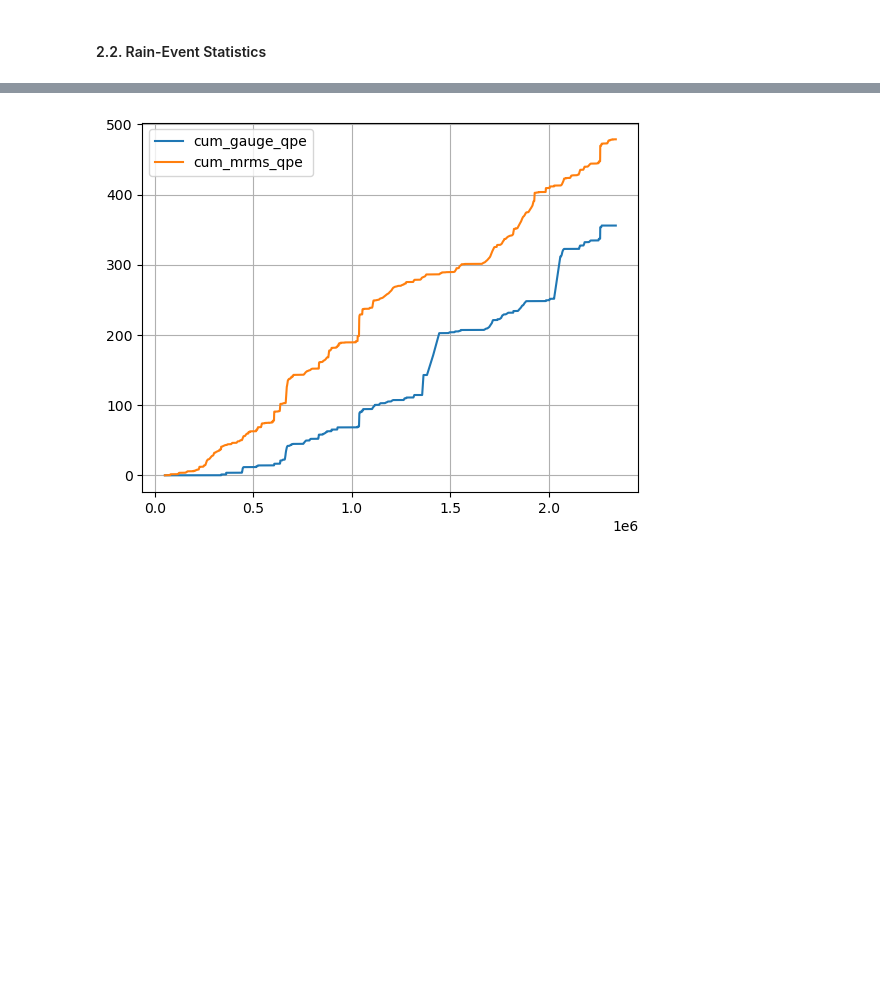
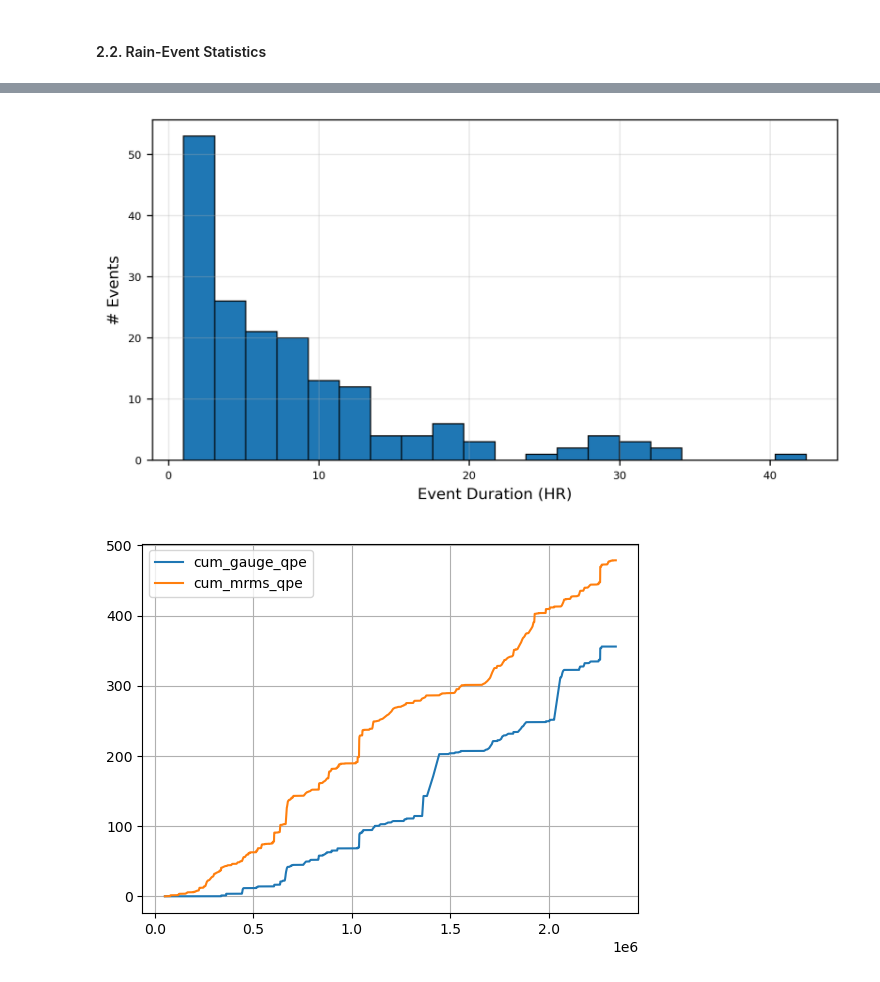
Before and after one commit to leharris3/ccrfcd-gauge-grids, a Jupyter notebook: notebooks/analysis.ipynb, the cells around one changed output, grey strips where cells are left out. Drawn from its saved outputs; the diff is of its cells as text; code cells hidden in the pictures; blank space fills up the shorter version.

```diff
--- a/notebooks/analysis.ipynb
+++ b/notebooks/analysis.ipynb
@@ -220,3 +222,22 @@ plt.show()
+# %%
+# a bit of a hack to grab the duration of each event
+durations = grouped_df.groupby('event_id').count()['mrms_qpe']
+
+# 2 min. buckets -> hrs
+hr_durations = durations * (1/30)
+
+fig, ax = plt.subplots(figsize=(8, 4), dpi=300)
+
+ax.hist(hr_durations, edgecolor='black', linewidth=0.75, bins=20)
+ax.grid(alpha=0.3)
+
+plt.xlabel("Event Duration (HR)")
+plt.xticks(fontsize=7)
+plt.ylabel("# Events")
+plt.yticks(fontsize=7)
+plt.show()
+# %% [output]
+[figure, added]
 # %%
 station_four  = df.loc[df['station_id'] == 4]
 cum_gauge_qpe = station_four['cum_gauge_qpe']
```
Also changed, not shown: parts of 4 cells of this notebook.
